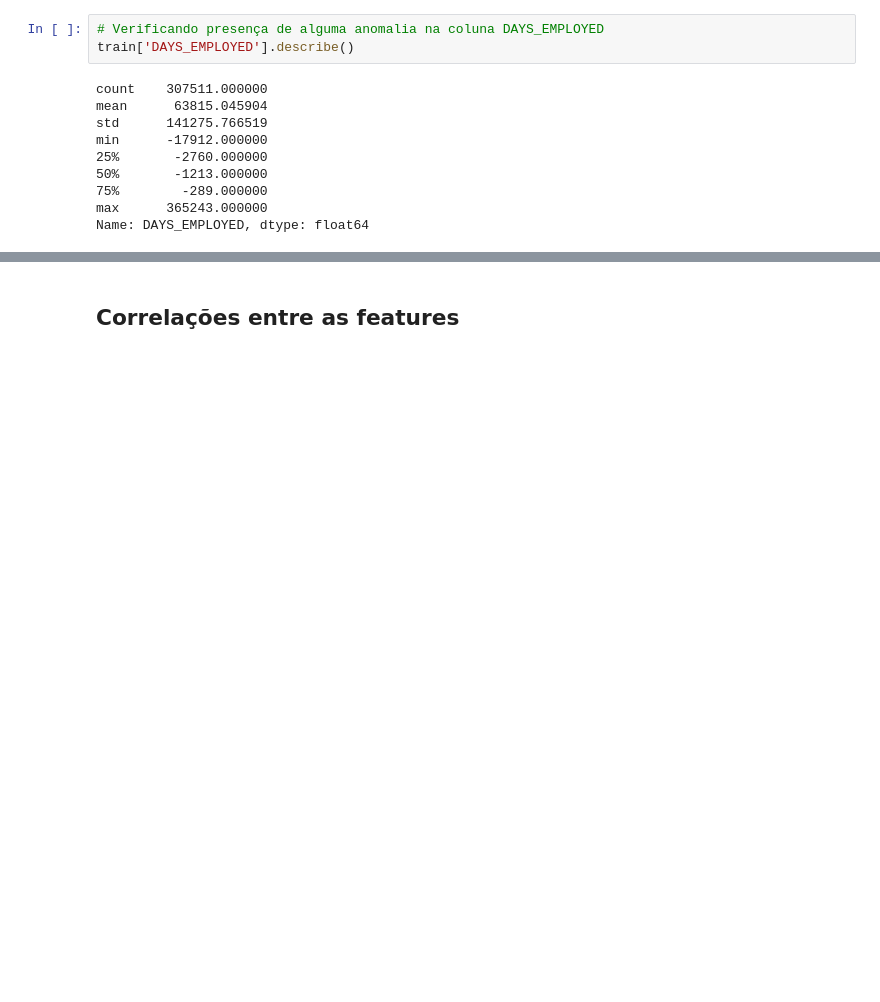
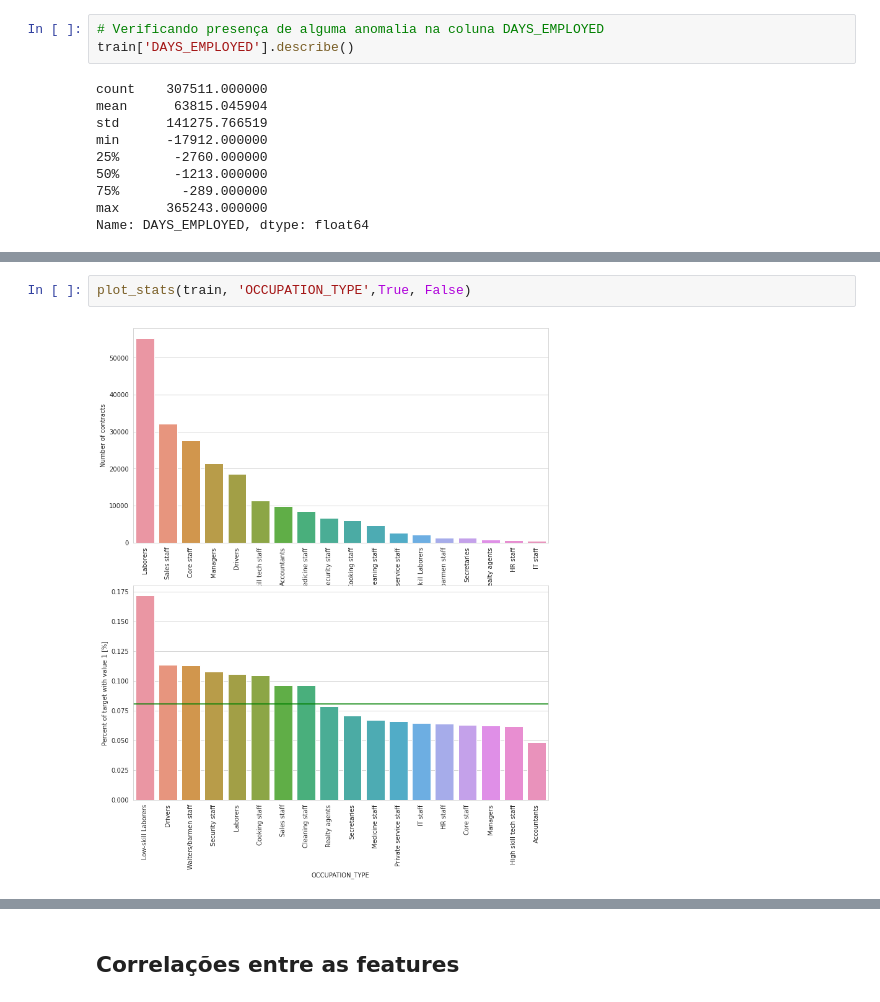
Before and after one commit to rerabelo/ProjetoInterdisciplinar, a Jupyter notebook: Notebooks/EDA_credit_2022.ipynb, the cells around one changed output, grey strips where cells are left out. Saved outputs shown, nothing was run; the diff lists cells and outputs as text; blank space fills up the shorter version.

```diff
--- a/Notebooks/EDA_credit_2022.ipynb
+++ b/Notebooks/EDA_credit_2022.ipynb
@@ -196,0 +455,4 @@ sns.barplot(x='TARGET',y='AMT_INCOME_TOTAL',data=train)
+# %%
+plot_stats(train, 'OCCUPATION_TYPE',True, False)
+# %% [output]
+[figure, added]
```
Also changed, not shown: parts of 28 cells of this notebook, 5 other files.
